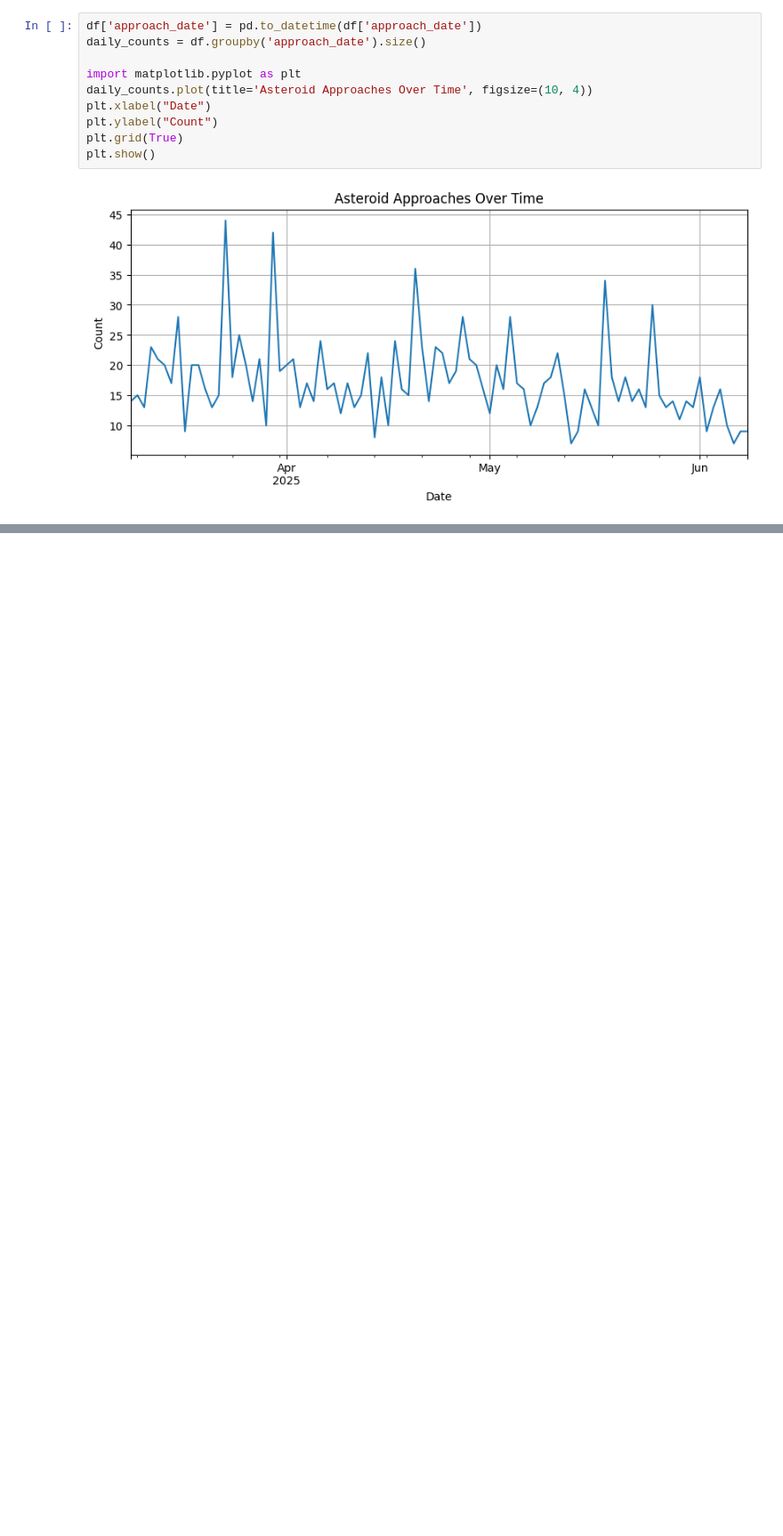
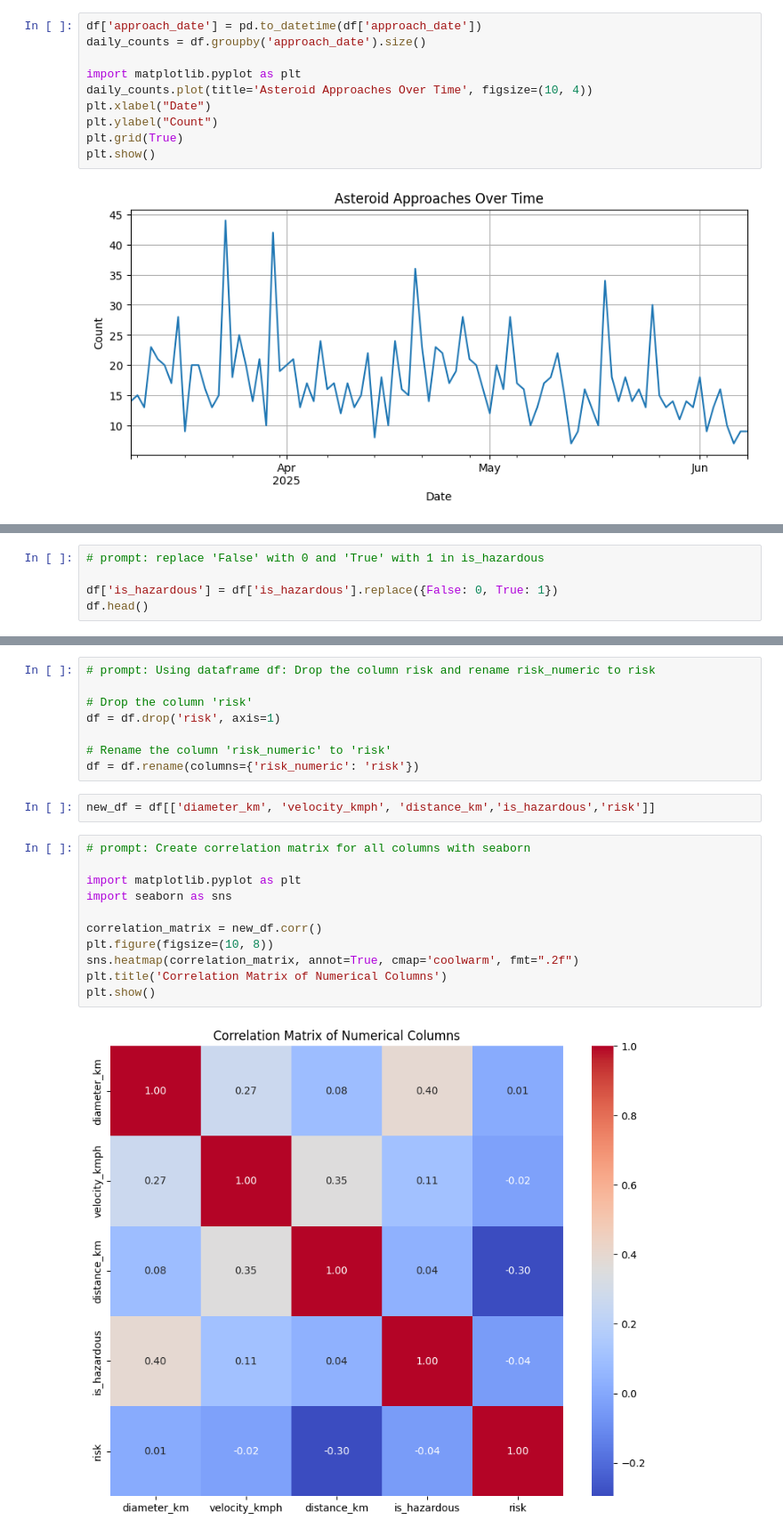
Before and after one commit to gautumsvp7/asteroid, a Jupyter notebook: asteroid.ipynb, the cells around one changed output, grey strips where cells are left out. Shown at 89% size. Cells and saved outputs as stored; diff of their text form; blank space fills up the shorter version.

```diff
--- a/asteroid.ipynb
+++ b/asteroid.ipynb
@@ -105,0 +98,5 @@ ValueError: could not convert string to float: '478784 (2012 UV136)'
+# %%
+# prompt: replace 'False' with 0 and 'True' with 1 in is_hazardous
+
+df['is_hazardous'] = df['is_hazardous'].replace({False: 0, True: 1})
+df.head()
@@ -105,0 +110,23 @@ ValueError: could not convert string to float: '478784 (2012 UV136)'
+# %%
+# prompt: Using dataframe df: Drop the column risk and rename risk_numeric to risk
+
+# Drop the column 'risk'
+df = df.drop('risk', axis=1)
+
+# Rename the column 'risk_numeric' to 'risk'
+df = df.rename(columns={'risk_numeric': 'risk'})
+# %%
+new_df = df[['diameter_km', 'velocity_kmph', 'distance_km','is_hazardous','risk']]
+# %%
+# prompt: Create correlation matrix for all columns with seaborn
+
+import matplotlib.pyplot as plt
+import seaborn as sns
+
+correlation_matrix = new_df.corr()
+plt.figure(figsize=(10, 8))
+sns.heatmap(correlation_matrix, annot=True, cmap='coolwarm', fmt=".2f")
+plt.title('Correlation Matrix of Numerical Columns')
+plt.show()
+# %% [output]
+[figure, added]
```
Also changed, not shown: parts of 12 cells of this notebook.
